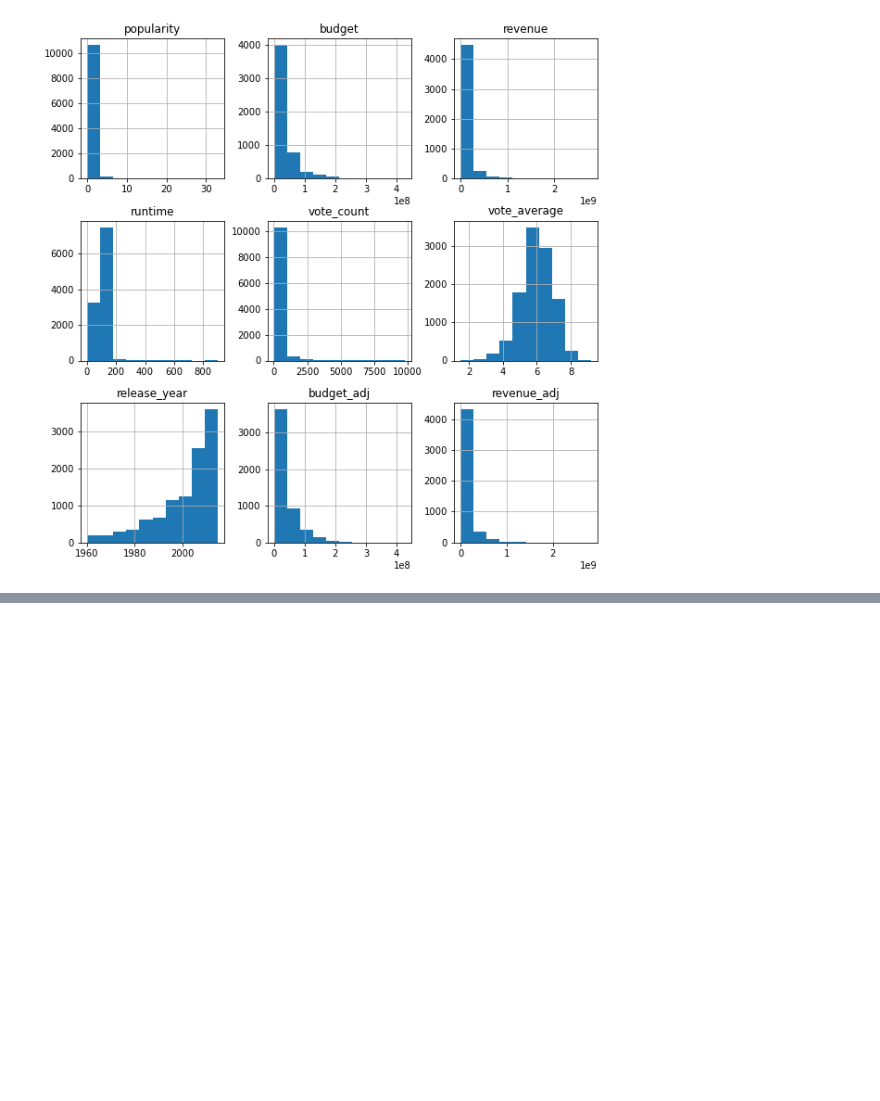
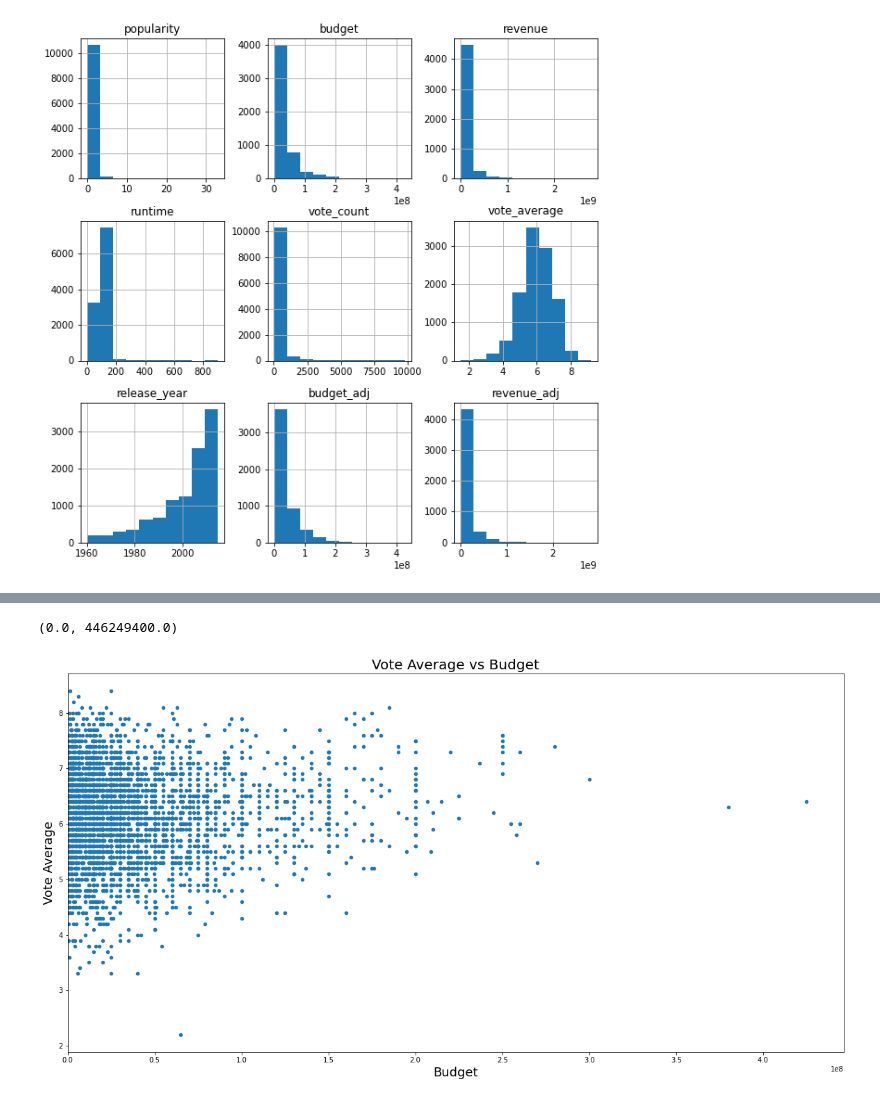
Before and after one commit to KaoriMI/Project_Investigate_a_Dataset, a Jupyter notebook: Draft_report.ipynb, the cells around one changed output, grey strips where cells are left out. Cells and saved outputs as stored; diff of their text form; code cells hidden in the pictures; blank space fills up the shorter version.

```diff
--- a/Draft_report.ipynb
+++ b/Draft_report.ipynb
@@ -200,0 +225,9 @@ df_budget.describe()
+# %%
+df_budget[df.budget > 10000].plot(kind = 'scatter', x = 'budget', y = 'vote_average', figsize = (20,10))
+plt.xlabel('Budget', fontsize = 18)
+plt.ylabel('Vote Average', fontsize = 18)
+plt.title('Vote Average vs Budget', fontsize = 20);
+plt.xlim(0)
+# %% [output]
+(0.0, 446249400.0)
+[figure, added]
```
Also changed, not shown: parts of 15 cells of this notebook, 1 other file.
